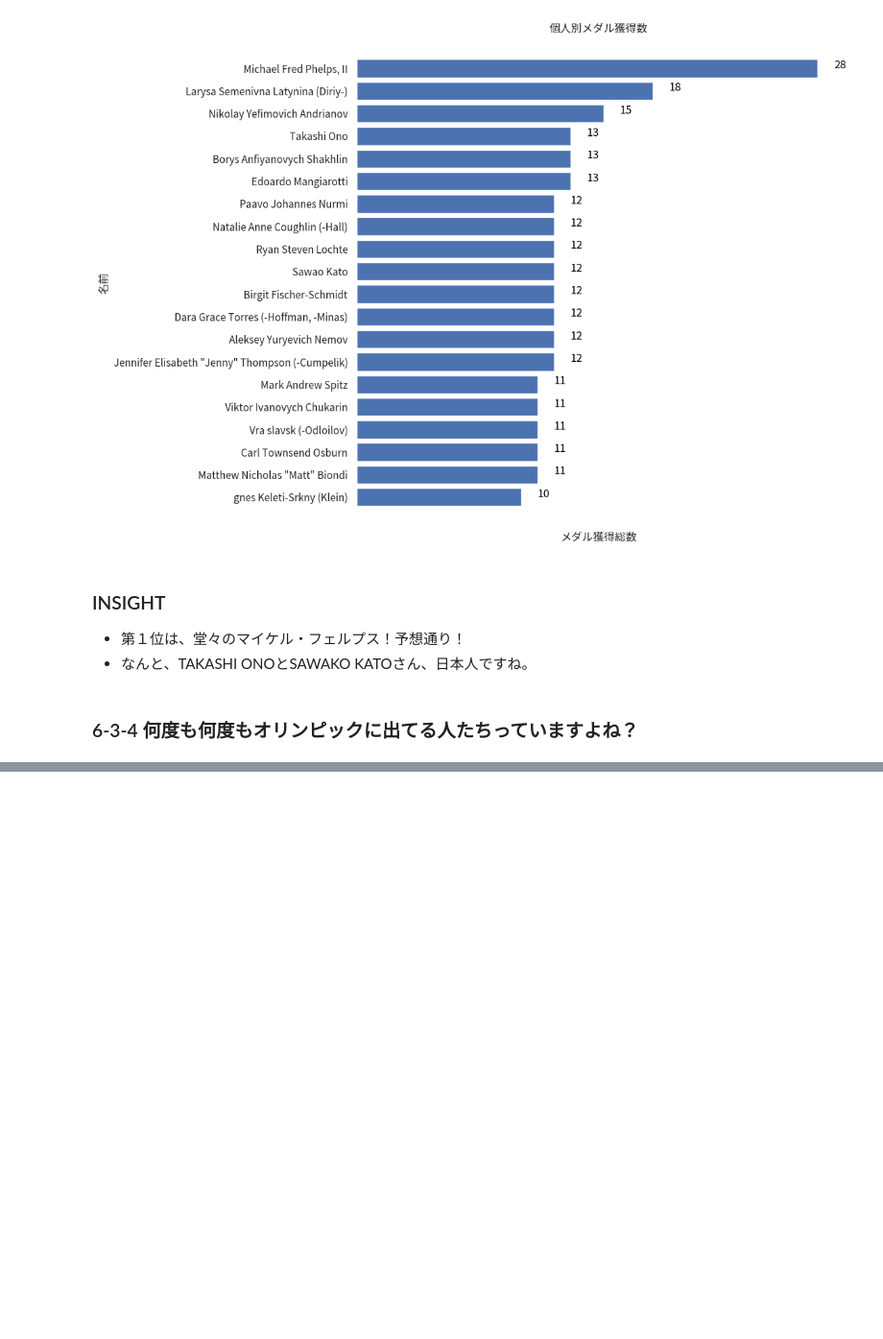
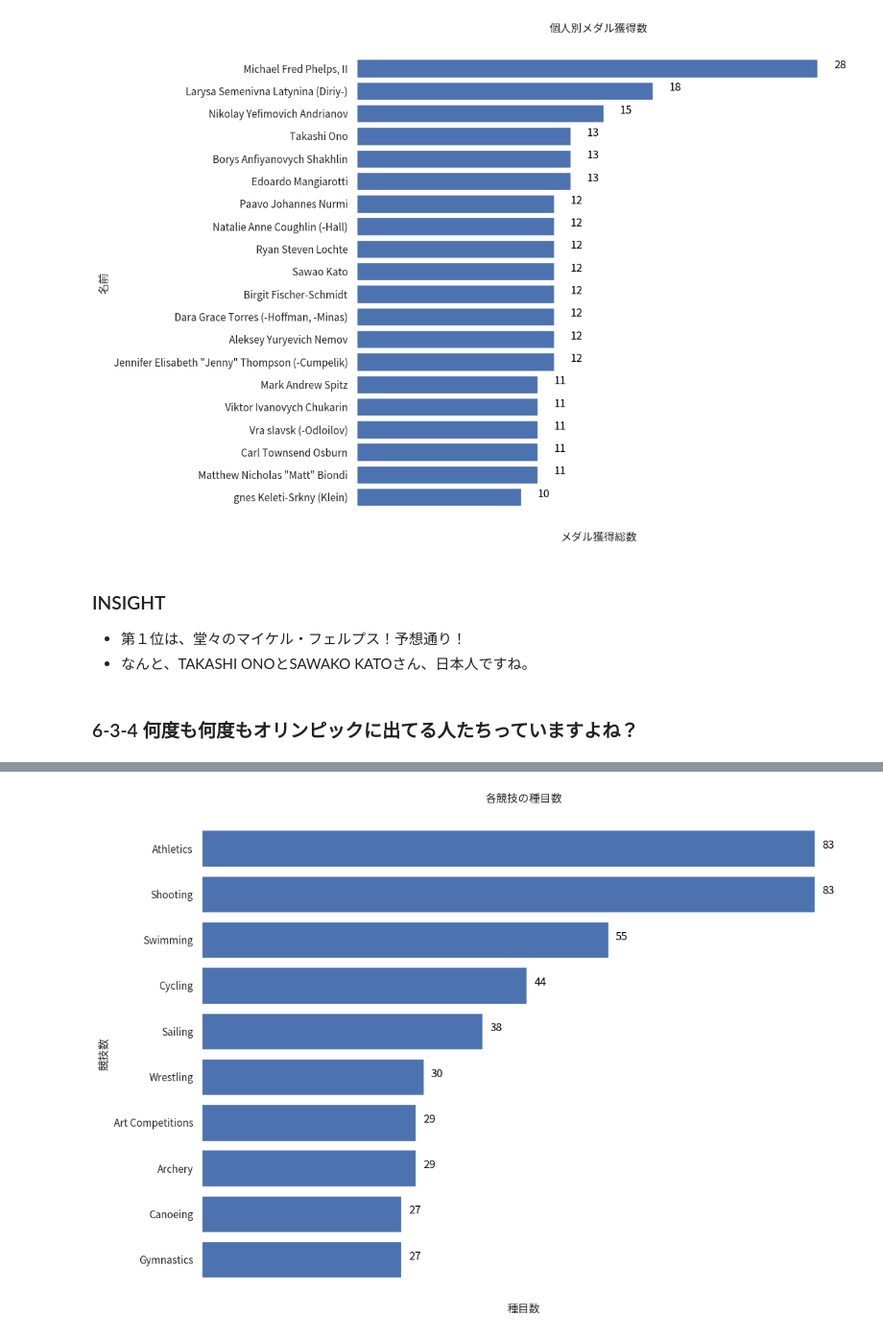
Before and after one commit to 900914/TIL, a Jupyter notebook: Kaggle/120olympic_analytics.ipynb, the cells around one changed output, grey strips where cells are left out. Shown at 96% size. Saved outputs shown, nothing was run; the diff lists cells and outputs as text; code cells hidden in the pictures; blank space fills up the shorter version.

```diff
--- a/Kaggle/120olympic_analytics.ipynb
+++ b/Kaggle/120olympic_analytics.ipynb
@@ -646,0 +635,13 @@ tmp[tmp['Year']>=5]
+# %%
+tmp_8 = tmp[tmp['Year']>=8]
+multijoin_df = pd.DataFrame(columns=['ID','名前','最年少','最年長','国','競技','初回参加年','最新参加年','参加回数','メダル獲得数'])
+
+for i in tmp_8['ID']:
+    tmp_df = sub_df.query('ID == @i').reset_index()
+    tmp_series = pd.Series([
+        tmp_df.loc[0,'ID'],tmp_df.loc[0,'Name'],tmp_df.loc[0,'Age'],tmp_df.loc[tmp_df.shape[0]-1,'Age'],\
+        tmp_df.loc[0,'region'],tmp_df.loc[0,'Sport'],tmp_df.loc[0,'Year'],tmp_df.loc[tmp_df.shape[0]-1,'Year'],\
+        tmp_df['Year'].nunique(),tmp_df['MedalSum'].sum()],
+        index = multijoin_df.columns
+    )
+    multijoin_df = multijoin_df.append(tmp_series,ignore_index=True)
@@ -646,0 +725,40 @@ tmp[tmp['Year']>=5]
+# %%
+# 1. データ準備
+x = tmp_event_rank['Sport'].tail(10)
+y = tmp_event_rank['Event'].tail(10)
+
+
+# 2. Figureインスタンス生成
+fig = plt.figure(figsize=(11.69,8.27),dpi=100,facecolor="white", edgecolor="white", linewidth=2)
+
+# 3. Axes　インスタンス生成
+ax = fig.add_subplot(1,1,1)
+
+# 4. データを渡してプロット
+ax.barh(x,y,color='C0') #棒グラフ
+#ax.plot(x,y) 線グラフ ,   ax.barh(x,)横持ち帽グラフ
+
+
+# 5. グラフタイトルと軸の調整
+
+## y軸 x軸の枠を消す場合
+ax.tick_params(bottom=False,left=False,labelbottom=False)
+
+##四方の枠(spines)を消す 1
+sides = ['left','right','top','bottom']
+[ax.spines[side].set_visible(False) for side in sides]
+
+ax.set_title('各競技の種目数')
+ax.set_xlabel('種目数')
+ax.set_ylabel('競技数')
+ax.set_facecolor((1,1,1,0))
+
+## データラベルを表示
+for i, value in enumerate(tmp_event_rank.tail(10)['Event']):
+    ax.text(value+1,i,f'{value:,.0f}',color='black')
+
+
+fig.tight_layout()
+plt.show()
+# %% [output]
+[figure, added]
```
Also changed, not shown: parts of 14 cells of this notebook, 1 other file.
